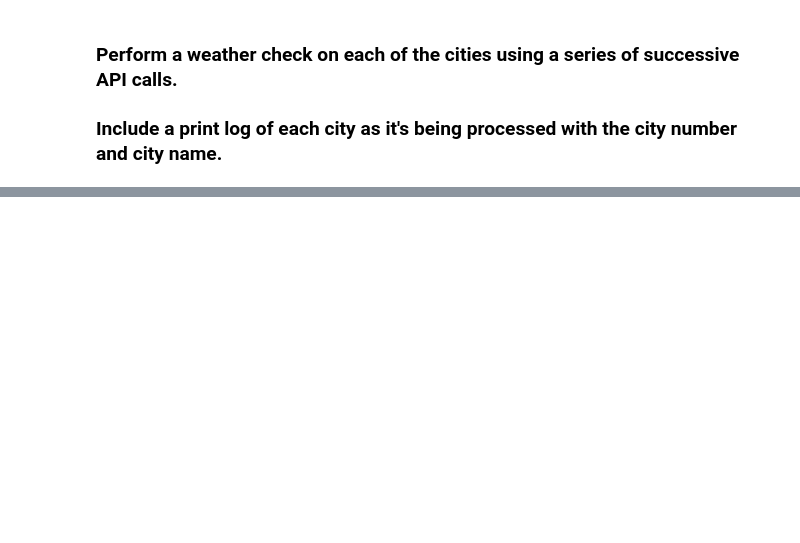
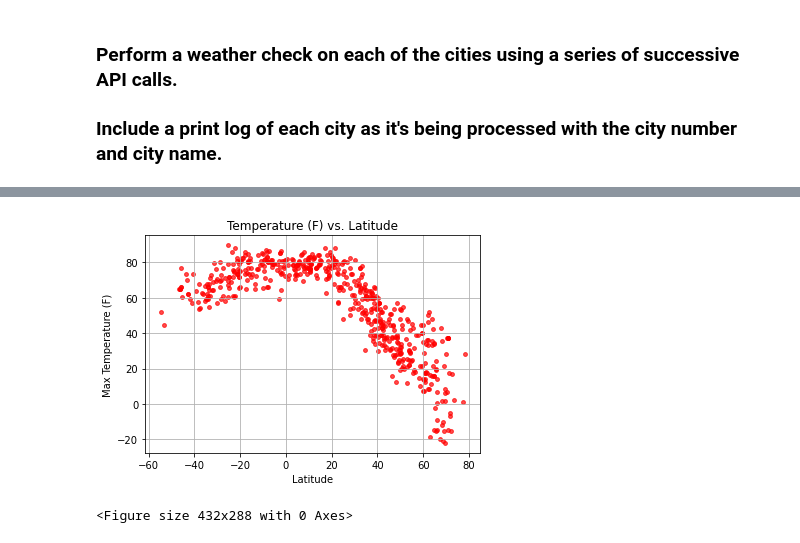
Before and after one commit to eliot1335/python-api-challenge, a Jupyter notebook: WeatherPy/WeatherPy.ipynb, the cells around one changed output, grey strips where cells are left out. Drawn from its saved outputs; the diff is of its cells as text; code cells hidden in the pictures; blank space fills up the shorter version.

Commit message:
finish scatter graphs

```diff
--- a/WeatherPy/WeatherPy.ipynb
+++ b/WeatherPy/WeatherPy.ipynb
@@ -53,8 +53,8 @@ cloudiness = []
 country = []
 date = []
 hum = []
-lat = []
-lng = []
+lats = []
+lngs = []
 max_temp = []
 wind_spd = []
 
@@ -78,10 +78,11 @@ for city in cities:
         date.append(response["dt"])
         hum.append(response["main"]["humidity"])
         max_temp.append(response["main"]["temp_max"])
-        lat.append(response["coord"]["lat"])
-        lng.append(response["coord"]["lon"])
+        lats.append(response["coord"]["lat"])
+        lngs.append(response["coord"]["lon"])
         wind_spd.append(response["wind"]["speed"])
         city_num_name = response["name"]
+
         print(f"Processing city number {counter} | {city_num_name}")
         print(f"{url}&q={city}")
 
@@ -116,0 +118,16 @@ City not available, skipping
+# %%
+# Create a DataFrame with data collected to plot the graphs
+weather_df = pd.DataFrame({
+     "City": city_name,
+     "Cloudiness": cloudiness,
+     "Country": country,
+     "Date": date,
+     "Humidity": hum,
+     "Latitude": lats,
+     "longitude": lngs,
+     "Max Temperature": max_temp,
+     "Wind Speed": wind_spd,
+     })
+
+print(len(weather_df["City"]))
+weather_df.head()
@@ -116,0 +142,13 @@ City not available, skipping
+# %%
+# Scatter Plot: Temperature (F) vs. Latitude
+plt.scatter(weather_df["Latitude"], weather_df["Max Temperature"], marker= "o", color= "r", alpha= 0.7, s= 15)
+plt.title("Temperature (F) vs. Latitude")
+plt.ylabel("Max Temperature (F)")
+plt.xlabel("Latitude")
+plt.grid(True)
+
+plt.show()
+plt.tight_layout()
+# %% [output]
+[figure, added]
+<Figure size 432x288 with 0 Axes>
```
Also changed, not shown: parts of 6 cells of this notebook.
